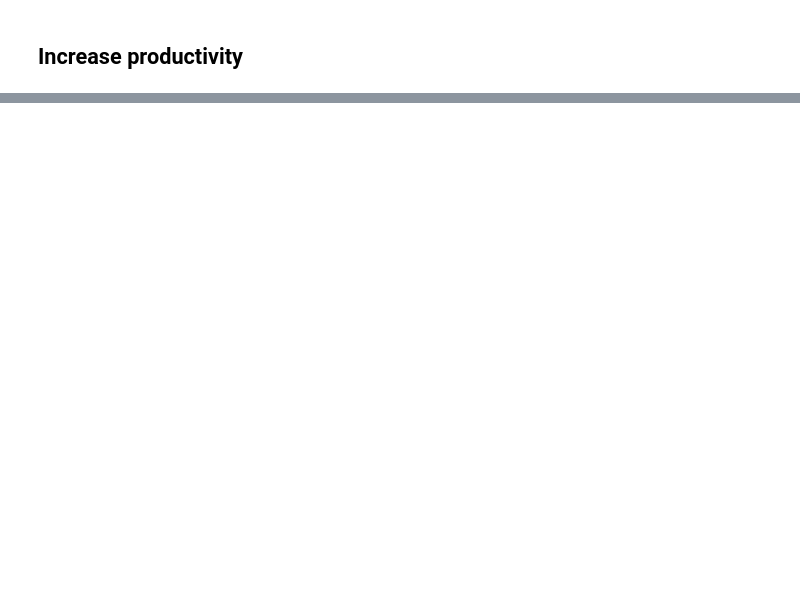
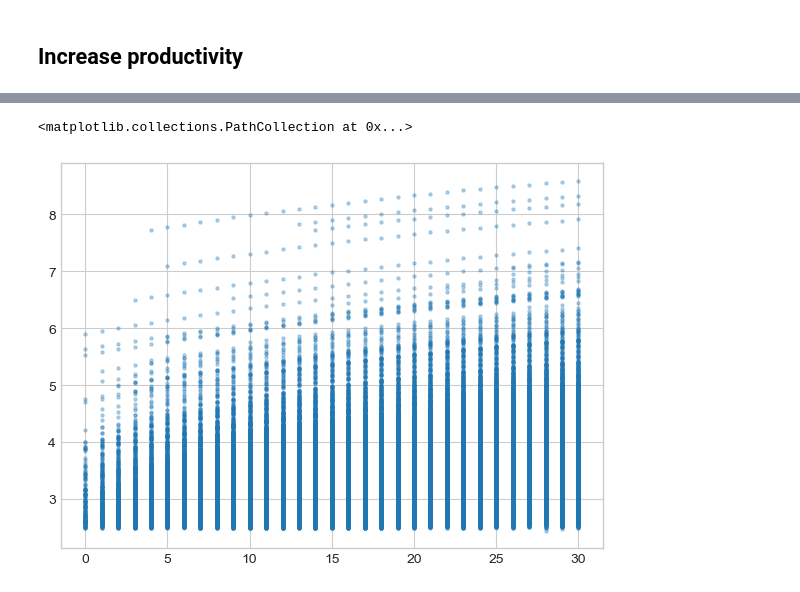
Before and after one commit to peter-l-ravn/Danish-Wage-Gap-Model, a Jupyter notebook: Compare models.ipynb, the cells around one changed output, grey strips where cells are left out. Drawn from its saved outputs; the diff is of its cells as text; code cells hidden in the pictures; blank space fills up the shorter version.

```diff
--- a/Compare models.ipynb
+++ b/Compare models.ipynb
@@ -144,0 +151,11 @@ plt.plot(par.theta_h)
+# %%
+x = model_baseline.sol.age[:, 31][model_baseline.sol.l_h[:, 31] == 1]
+y = model_baseline.sol.theta_h[:, 31][model_baseline.sol.l_h[:, 31] == 1]
+# x = model_baseline.sol.wage[:, 31][model_baseline.sol.l_h[:, 31] == 1]
+
+
+plt.figure(figsize=(7, 5))
+plt.scatter(x, y, s=5, alpha=0.3)
+# %% [output]
+<matplotlib.collections.PathCollection at 0x...>
+[figure, added]
```
Also changed, not shown: parts of 11 cells of this notebook, 1 other file.
